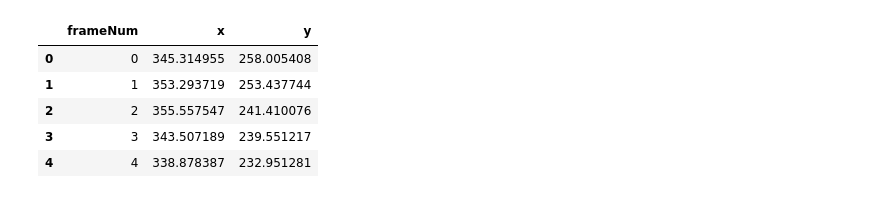
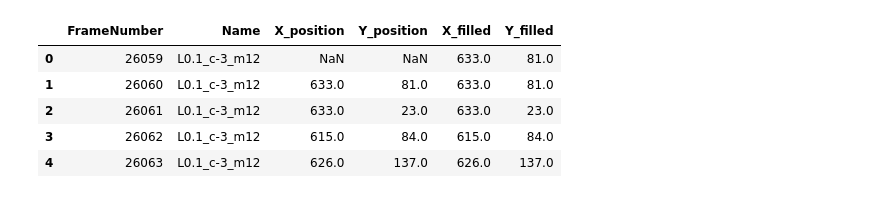
Before and after one commit to callinSwitzer/GarbageCollector, a Jupyter notebook: AddPointsToVid.ipynb, the cells around one changed output. Drawn from its saved outputs; the diff is of its cells as text; code cells hidden in the pictures.

```diff
--- a/AddPointsToVid.ipynb
+++ b/AddPointsToVid.ipynb
@@ -67,41 +73,0 @@ cap.release()
-# %%
-
-
-from scipy.stats import norm
-np.random.seed(123)
-
-# Process parameters
-delta = 4
-dt = 0.5
-
-# Initial condition.
-x = width//2
-y = height//2
-
-# Number of iterations to compute.
-n = length
-
-# Iterate to compute the steps of the Brownian motion.
-xx = []
-for k in range(n):
-    x = x + norm.rvs(scale=delta**2*dt)
-    xx.append(x)
-
-# Iterate to compute the steps of the Brownian motion.
-yy = []
-for k in range(n):
-    y = y + norm.rvs(scale=delta**2*dt)
-    yy.append(y)
-
-# make fake dataset for testing purposes
-dataPoints = pd.DataFrame({"frameNum":np.arange(0, length),
-                          "x": xx,
-                          "y":yy})
-dataPoints.head()
-# %% [output]
-|  | frameNum | x | y |
-| 0 | 0 | 345.314955 | 258.005408 |
-| 1 | 1 | 353.293719 | 253.437744 |
-| 2 | 2 | 355.557547 | 241.410076 |
-| 3 | 3 | 343.507189 | 239.551217 |
-| 4 | 4 | 338.878387 | 232.951281 |
@@ -107,0 +76,11 @@ dataPoints.head()
+# %%
+dataPoints["X_filled"] = dataPoints["X_position"].interpolate().fillna(method = "ffill").fillna(method = "bfill")
+dataPoints["Y_filled"] = dataPoints["Y_position"].interpolate().fillna(method = "ffill").fillna(method = "bfill")
+dataPoints.head()
+# %% [output]
+|  | FrameNumber | Name | X_position | Y_position | X_filled | Y_filled |
+| 0 | 26059 | L0.1_c-3_m12 | NaN | NaN | 633.0 | 81.0 |
+| 1 | 26060 | L0.1_c-3_m12 | 633.0 | 81.0 | 633.0 | 81.0 |
+| 2 | 26061 | L0.1_c-3_m12 | 633.0 | 23.0 | 633.0 | 23.0 |
+| 3 | 26062 | L0.1_c-3_m12 | 615.0 | 84.0 | 615.0 | 84.0 |
+| 4 | 26063 | L0.1_c-3_m12 | 626.0 | 137.0 | 626.0 | 137.0 |
```
Also changed, not shown: parts of 20 cells of this notebook, 1 other file.
